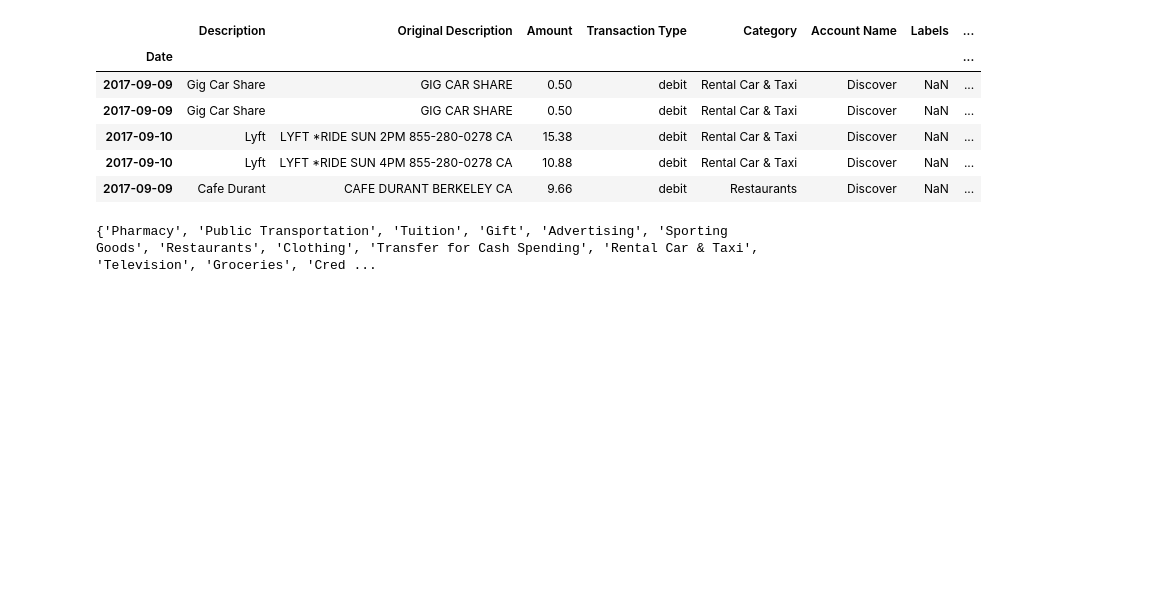
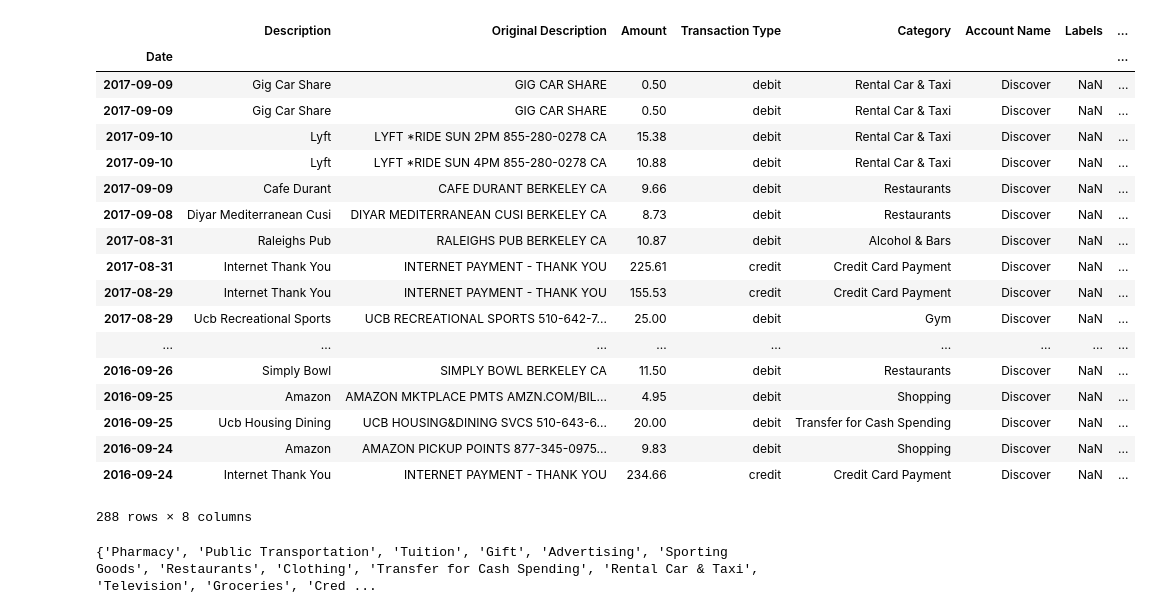
Before and after one commit to jettjz/XpendiBuddy, a Jupyter notebook: analysis/DataAnalysisDrafting.ipynb, the cells around one changed output. Drawn from its saved outputs; the diff is of its cells as text; code cells hidden in the pictures; blank space fills up the shorter version.

Commit message:
add processing tables function

```diff
--- a/analysis/DataAnalysisDrafting.ipynb
+++ b/analysis/DataAnalysisDrafting.ipynb
@@ -10,15 +10,34 @@ test_date = dt.datetime(2017,8,25)
 df = pd.read_csv("transactions.csv")
 df['Date'] = pd.to_datetime(df['Date'])
 df = df.set_index(df['Date']).drop('Date',axis=1)
-df.head()
-# %% [output]
-|  | Description | Original Description | Amount | Transaction Type | Category | Account Name | Labels | ... |
-| Date |  |  |  |  |  |  |  | ... |
-| 2017-09-09 | Gig Car Share | GIG CAR SHARE | 0.50 | debit | Rental Car & Taxi | Discover | NaN | ... |
-| 2017-09-09 | Gig Car Share | GIG CAR SHARE | 0.50 | debit | Rental Car & Taxi | Discover | NaN | ... |
-| 2017-09-10 | Lyft | LYFT *RIDE SUN 2PM 855-280-0278 CA | 15.38 | debit | Rental Car & Taxi | Discover | NaN | ... |
-| 2017-09-10 | Lyft | LYFT *RIDE SUN 4PM 855-280-0278 CA | 10.88 | debit | Rental Car & Taxi | Discover | NaN | ... |
-| 2017-09-09 | Cafe Durant | CAFE DURANT BERKELEY CA | 9.66 | debit | Restaurants | Discover | NaN | ... |
+# %%
+def process_raw(tab):
+    df = tab
+    df['Date'] = pd.to_datetime(df['Date'])
+    df = df.set_index(df['Date']).drop('Date',axis=1)
+    return df
+# %%
+process_raw(pd.read_csv("transactions.csv"))
+# %% [output]
+|  | Description | Original Description | Amount | Transaction Type | Category | Account Name | Labels | ... |
+| Date |  |  |  |  |  |  |  | ... |
+| 2017-09-09 | Gig Car Share | GIG CAR SHARE | 0.50 | debit | Rental Car & Taxi | Discover | NaN | ... |
+| 2017-09-09 | Gig Car Share | GIG CAR SHARE | 0.50 | debit | Rental Car & Taxi | Discover | NaN | ... |
+| 2017-09-10 | Lyft | LYFT *RIDE SUN 2PM 855-280-0278 CA | 15.38 | debit | Rental Car & Taxi | Discover | NaN | ... |
+| 2017-09-10 | Lyft | LYFT *RIDE SUN 4PM 855-280-0278 CA | 10.88 | debit | Rental Car & Taxi | Discover | NaN | ... |
+| 2017-09-09 | Cafe Durant | CAFE DURANT BERKELEY CA | 9.66 | debit | Restaurants | Discover | NaN | ... |
+| 2017-09-08 | Diyar Mediterranean Cusi | DIYAR MEDITERRANEAN CUSI BERKELEY CA | 8.73 | debit | Restaurants | Discover | NaN | ... |
+| 2017-08-31 | Raleighs Pub | RALEIGHS PUB BERKELEY CA | 10.87 | debit | Alcohol & Bars | Discover | NaN | ... |
+| 2017-08-31 | Internet Thank You | INTERNET PAYMENT - THANK YOU | 225.61 | credit | Credit Card Payment | Discover | NaN | ... |
+| 2017-08-29 | Internet Thank You | INTERNET PAYMENT - THANK YOU | 155.53 | credit | Credit Card Payment | Discover | NaN | ... |
+| 2017-08-29 | Ucb Recreational Sports | UCB RECREATIONAL SPORTS 510-642-7... | 25.00 | debit | Gym | Discover | NaN | ... |
+| ... | ... | ... | ... | ... | ... | ... | ... | ... |
+| 2016-09-26 | Simply Bowl | SIMPLY BOWL BERKELEY CA | 11.50 | debit | Restaurants | Discover | NaN | ... |
+| 2016-09-25 | Amazon | AMAZON MKTPLACE PMTS AMZN.COM/BIL... | 4.95 | debit | Shopping | Discover | NaN | ... |
+| 2016-09-25 | Ucb Housing Dining | UCB HOUSING&DINING SVCS 510-643-6... | 20.00 | debit | Transfer for Cash Spending | Discover | NaN | ... |
+| 2016-09-24 | Amazon | AMAZON PICKUP POINTS 877-345-0975... | 9.83 | debit | Shopping | Discover | NaN | ... |
+| 2016-09-24 | Internet Thank You | INTERNET PAYMENT - THANK YOU | 234.66 | credit | Credit Card Payment | Discover | NaN | ... |
+288 rows × 8 columns
 # %%
 to = dt.datetime.today()
 # %%
```
Also changed, not shown: parts of 1 cell of this notebook, 1 other file.
